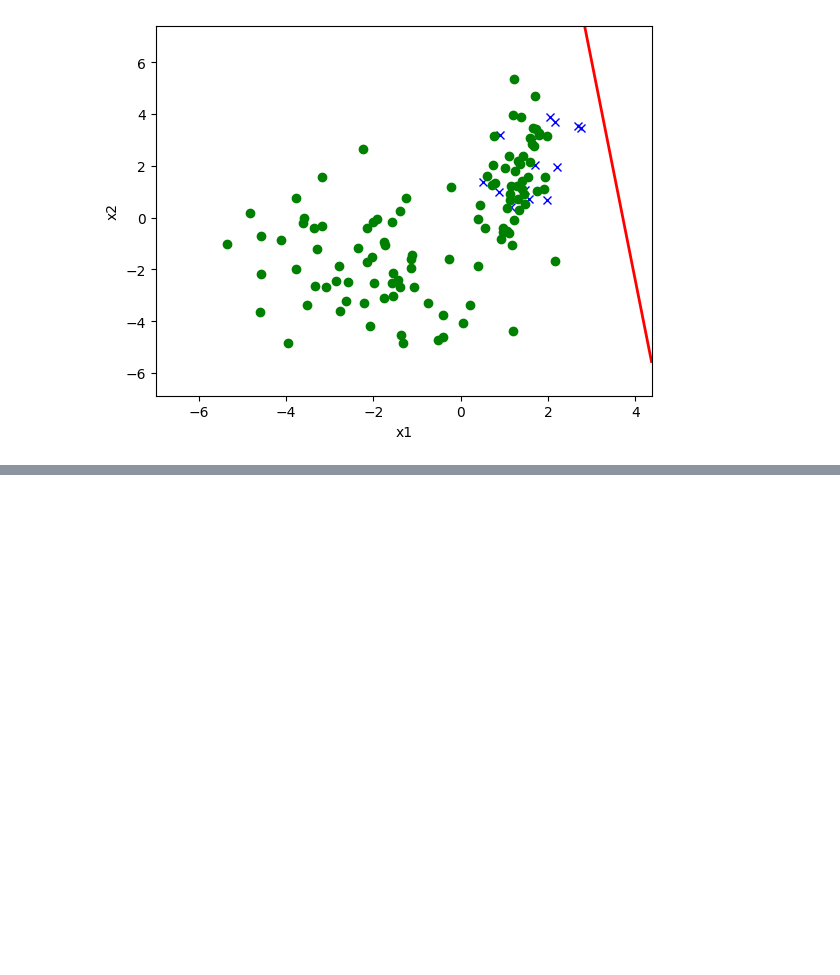
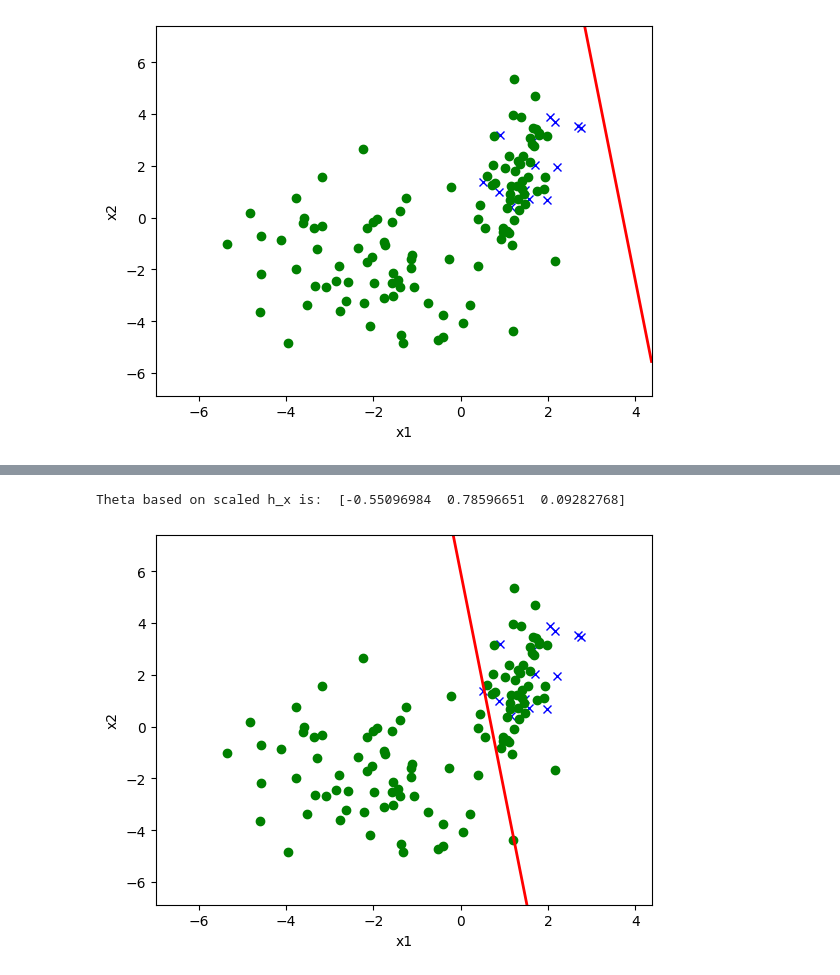
Before and after one commit to meganzj/Machine-Learning-cs229-2018, a Jupyter notebook: problem-sets/PS1/src/pset1-coding-jz.ipynb, the cells around one changed output, grey strips where cells are left out. Cells and saved outputs as stored; diff of their text form; code cells hidden in the pictures; blank space fills up the shorter version.

```diff
--- a/problem-sets/PS1/src/pset1-coding-jz.ipynb
+++ b/problem-sets/PS1/src/pset1-coding-jz.ipynb
@@ -434,0 +461,3 @@ Theta based on y label is:  [-2.91607454  0.78596651  0.09282768]
+# %%
+alpha = np.average(model_y.predict(x_eval)[y_eval==1])
+eval_pred_updated = model_y.predict(x_eval)/alpha
@@ -434,0 +469,2 @@ Theta based on y label is:  [-2.91607454  0.78596651  0.09282768]
+# %%
+theta_update = model_y.theta + theta_0_adj_factor * np.array([1,0,0])
@@ -434,0 +483,6 @@ Theta based on y label is:  [-2.91607454  0.78596651  0.09282768]
+# %%
+util.plot(x_test, y_test, theta_update)
+print("Theta based on scaled h_x is: ", theta_update)
+# %% [output]
+Theta based on scaled h_x is:  [-0.55096984  0.78596651  0.09282768]
+[figure, added]
```
Also changed, not shown: parts of 19 cells of this notebook, 2 other files.
